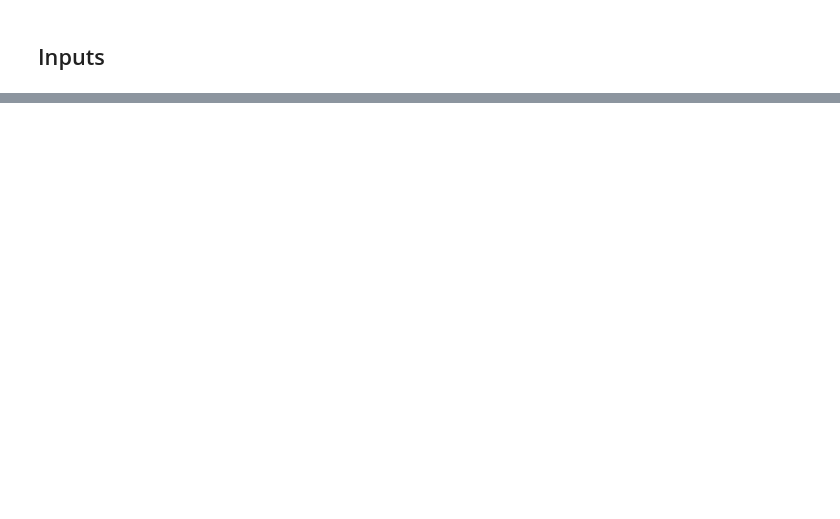
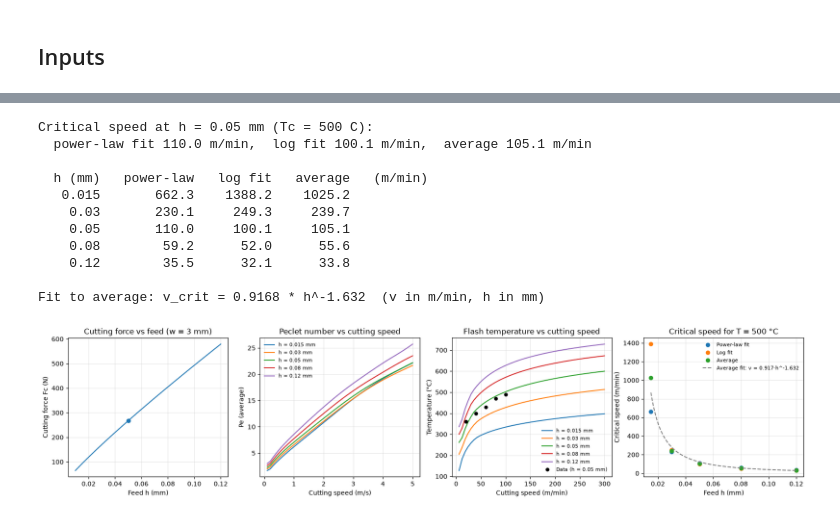
Before and after one commit to Ixiandesign/ME699_Cutting_Model, a Jupyter notebook: cutting_model.ipynb, the cells around one changed output, grey strips where cells are left out. Drawn from its saved outputs; the diff is of its cells as text; code cells hidden in the pictures; blank space fills up the shorter version.

```diff
--- a/cutting_model.ipynb
+++ b/cutting_model.ipynb
@@ -171,0 +177,49 @@ Critical speed fit: v = 0.01017 * h^-1.684  (v in m/s, h in mm)
+# %%
+feeds = sorted({*SHEET_FEEDS, round(h_mm, 6)})
+sweeps = [feed_sweep(x, w_mm, T_init, consts, T_crit_speed) for x in feeds]
+here = sweeps[feeds.index(round(h_mm, 6))]
+print(f"Critical speed at h = {h_mm} mm (Tc = {T_crit_speed:g} C):")
+print(f"  power-law fit {here.v_crit_power:.1f} m/min,  log fit {here.v_crit_log:.1f} m/min,  average {here.v_crit_avg:.1f} m/min")
+print("\n  h (mm)   power-law   log fit   average   (m/min)")
+for fs in sweeps:
+    print(f"  {fs.h_mm:6g}   {fs.v_crit_power:9.1f} {fs.v_crit_log:9.1f} {fs.v_crit_avg:9.1f}")
+
+hh = np.array(feeds)
+a, n = critical_speed_fit(hh, [fs.v_crit_avg for fs in sweeps])
+print(f"\nFit to average: v_crit = {a:.4g} * h^{n:.3f}  (v in m/min, h in mm)")
+
+fig, axs = plt.subplots(1, 4, figsize=(21, 4))
+h_f = np.linspace(0.01, 0.12, 50)
+axs[0].plot(h_f, cutting_force(h_f, w_mm))
+axs[0].plot(h_mm, cutting_force(h_mm, w_mm), "o", color="C0")
+axs[0].set(title=f"Cutting force vs feed (w = {w_mm:g} mm)", xlabel="Feed h (mm)", ylabel="Cutting force Fc (N)")
+for fs in sweeps:
+    axs[1].plot(fs.v_m_min / 60, fs.Pe, label=f"h = {fs.h_mm:g} mm")
+    axs[2].plot(fs.v_m_min, fs.T_flash, label=f"h = {fs.h_mm:g} mm")
+axs[1].set(title="Peclet number vs cutting speed", xlabel="Cutting speed (m/s)", ylabel="Pe (average)")
+v_d, T_d = zip(*SHEET_DATA)
+axs[2].plot(v_d, T_d, "ko", markersize=5, label=f"Data (h = {SHEET_DATA_H:g} mm)")
+axs[2].set(title="Flash temperature vs cutting speed", xlabel="Cutting speed (m/min)", ylabel="Temperature (°C)")
+axs[3].plot(hh, [fs.v_crit_power for fs in sweeps], "o", label="Power-law fit")
+axs[3].plot(hh, [fs.v_crit_log for fs in sweeps], "o", label="Log fit")
+axs[3].plot(hh, [fs.v_crit_avg for fs in sweeps], "o", label="Average")
+h_c = np.linspace(hh.min(), hh.max(), 100)
+axs[3].plot(h_c, a * h_c**n, "--", color="gray", label=f"Average fit: v = {a:.3g}·h^{n:.3f}")
+axs[3].set(title=f"Critical speed for T = {T_crit_speed:g} °C", xlabel="Feed h (mm)", ylabel="Critical speed (m/min)")
+for ax in axs:
+    ax.grid(alpha=0.3)
+    if ax is not axs[0]:
+        ax.legend(frameon=False, fontsize=8)
+# %% [output]
+Critical speed at h = 0.05 mm (Tc = 500 C):
+  power-law fit 110.0 m/min,  log fit 100.1 m/min,  average 105.1 m/min
+
+  h (mm)   power-law   log fit   average   (m/min)
+   0.015       662.3    1388.2    1025.2
+    0.03       230.1     249.3     239.7
+    0.05       110.0     100.1     105.1
+    0.08        59.2      52.0      55.6
+    0.12        35.5      32.1      33.8
+
+Fit to average: v_crit = 0.9168 * h^-1.632  (v in m/min, h in mm)
+[figure, added]
```
Also changed, not shown: parts of 19 cells of this notebook, 4 other files.
